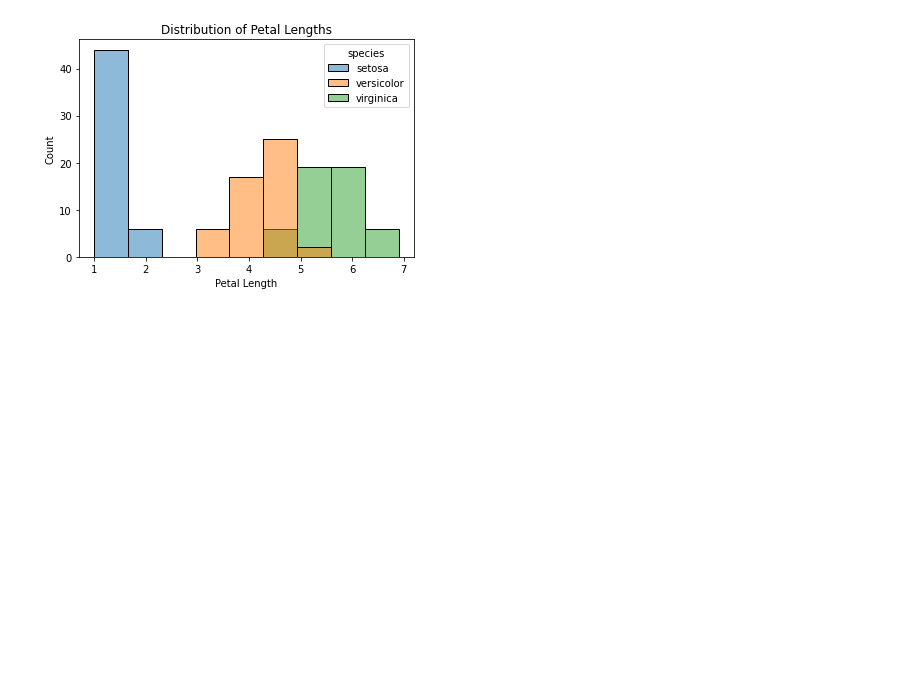
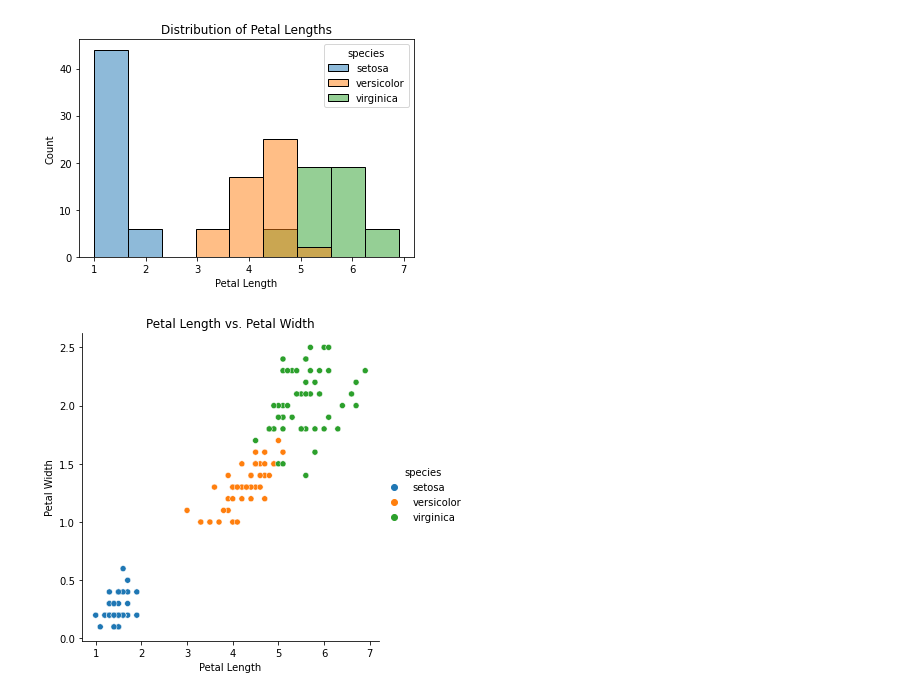
Before and after one commit to BraedenWright/numpy-pandas-visualization-exercises, a Jupyter notebook: seaborn_exercises.ipynb, the cells around one changed output. Saved outputs shown, nothing was run; the diff lists cells and outputs as text; code cells hidden in the pictures; blank space fills up the shorter version.

```diff
--- a/seaborn_exercises.ipynb
+++ b/seaborn_exercises.ipynb
@@ -70,0 +69,12 @@ plt.show()
+# %%
+# 2. correlation of petal length vs width
+
+sns.relplot(x='petal_length', y='petal_width', data=iris, hue='species')
+plt.title('Petal Length vs. Petal Width')
+plt.xlabel('Petal Length')
+plt.ylabel('Petal Width')
+plt.show()
+
+# species definately correlates with width/length
+# %% [output]
+[figure, added]
```
Also changed, not shown: parts of 4 cells of this notebook, 1 other file.
